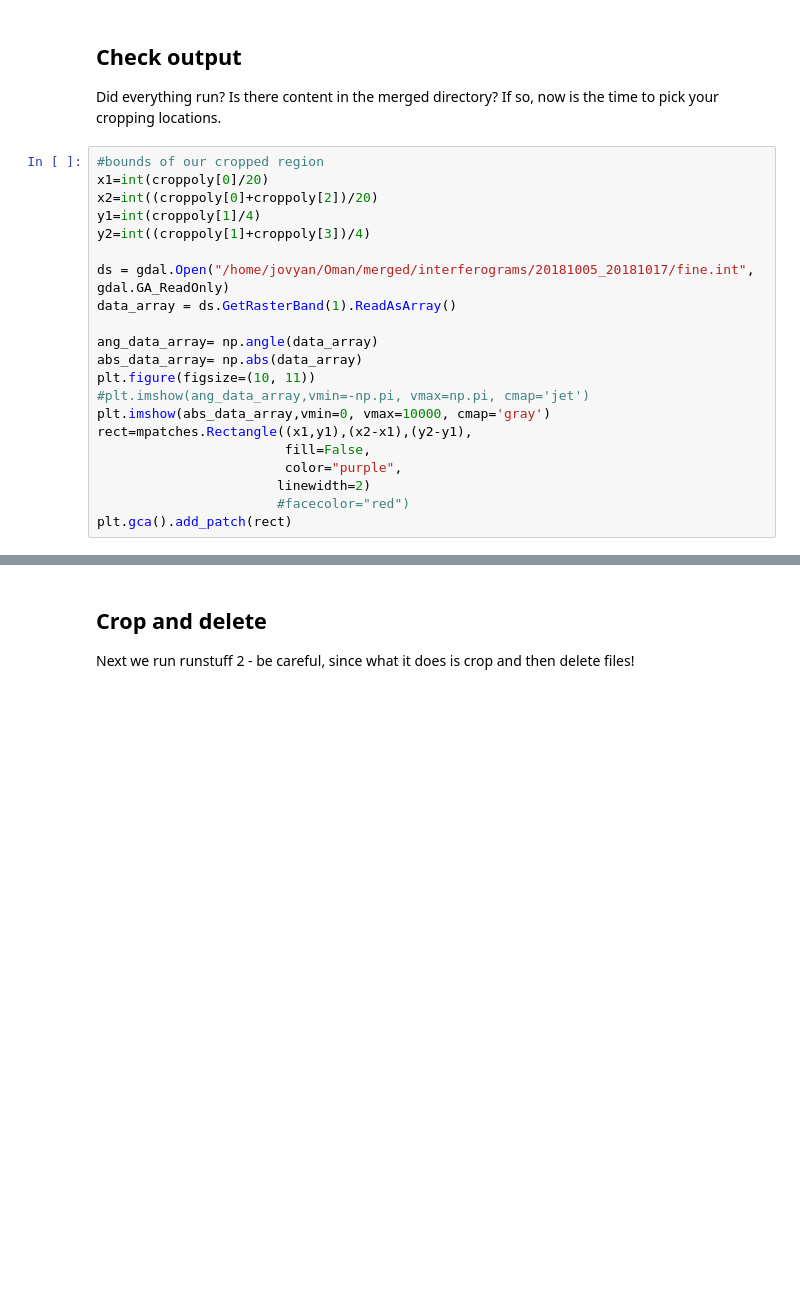
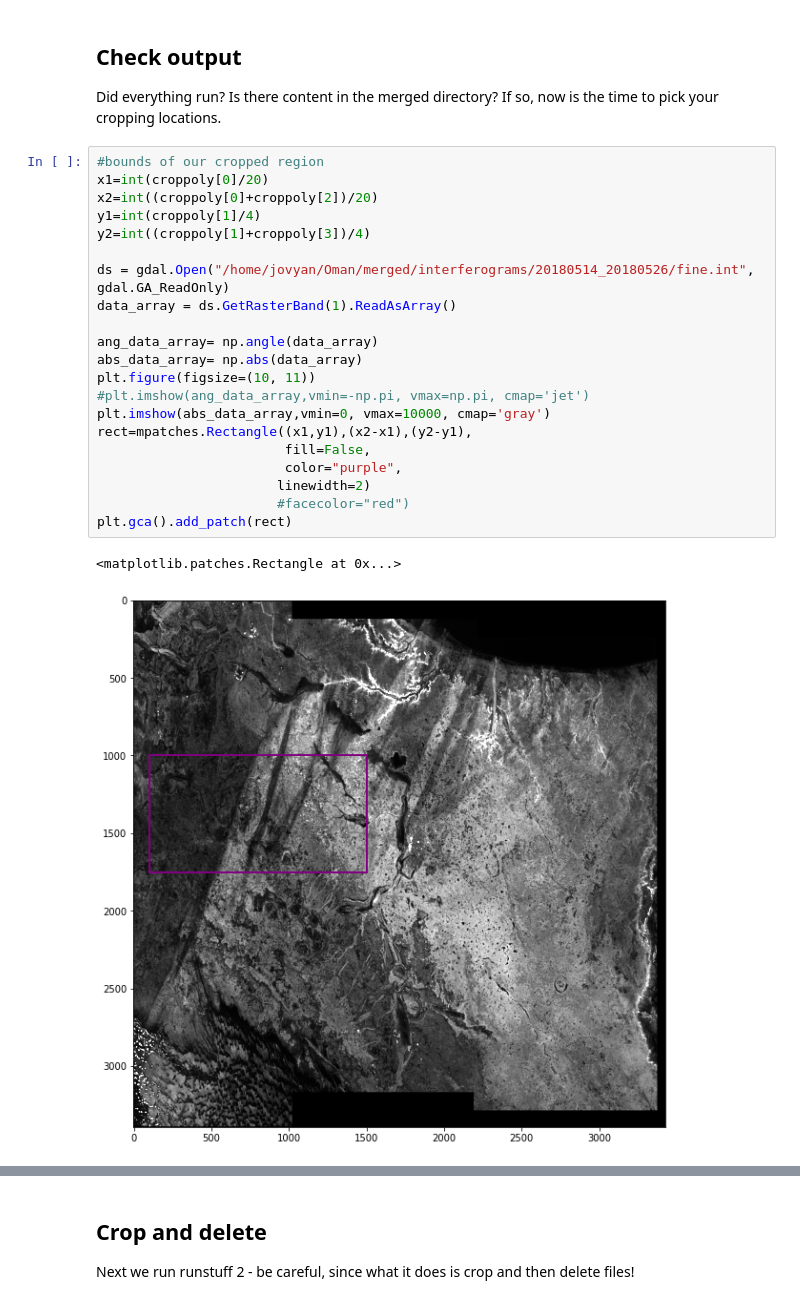
Before and after one commit to rolohman/OSL_stack, a Jupyter notebook: run_all.ipynb, the cells around one changed output, grey strips where cells are left out. Cells and saved outputs as stored; diff of their text form; blank space fills up the shorter version.

```diff
--- a/run_all.ipynb
+++ b/run_all.ipynb
@@ -110,24 +129,27 @@ Did everything run?  Is there content in the merged directory?  If so, now is th
 # %%
 #bounds of our cropped region
 x1=int(croppoly[0]/20)
 x2=int((croppoly[0]+croppoly[2])/20)
 y1=int(croppoly[1]/4)
 y2=int((croppoly[1]+croppoly[3])/4)
 
-ds = gdal.Open("/home/jovyan/Oman/merged/interferograms/20181005_20181017/fine.int", gdal.GA_ReadOnly)
+ds = gdal.Open("/home/jovyan/Oman/merged/interferograms/20180514_20180526/fine.int", gdal.GA_ReadOnly)
 data_array = ds.GetRasterBand(1).ReadAsArray()
 
 ang_data_array= np.angle(data_array)
 abs_data_array= np.abs(data_array)
 plt.figure(figsize=(10, 11))
 #plt.imshow(ang_data_array,vmin=-np.pi, vmax=np.pi, cmap='jet')
 plt.imshow(abs_data_array,vmin=0, vmax=10000, cmap='gray')
 rect=mpatches.Rectangle((x1,y1),(x2-x1),(y2-y1),
                         fill=False,
                         color="purple",
                        linewidth=2)
                        #facecolor="red")
 plt.gca().add_patch(rect)
+# %% [output]
+<matplotlib.patches.Rectangle at 0x...>
+[figure, added]
 # %%
 
 plt.figure(figsize=(10, 11))
```
Also changed, not shown: parts of 8 cells of this notebook.
